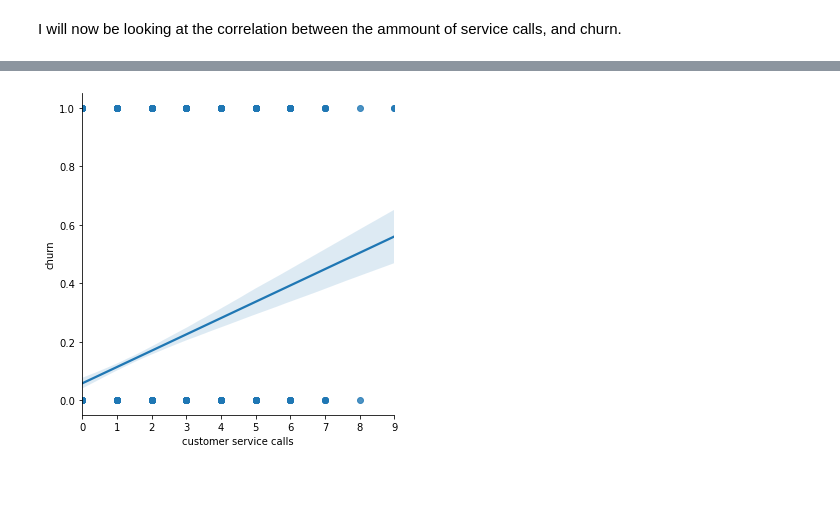
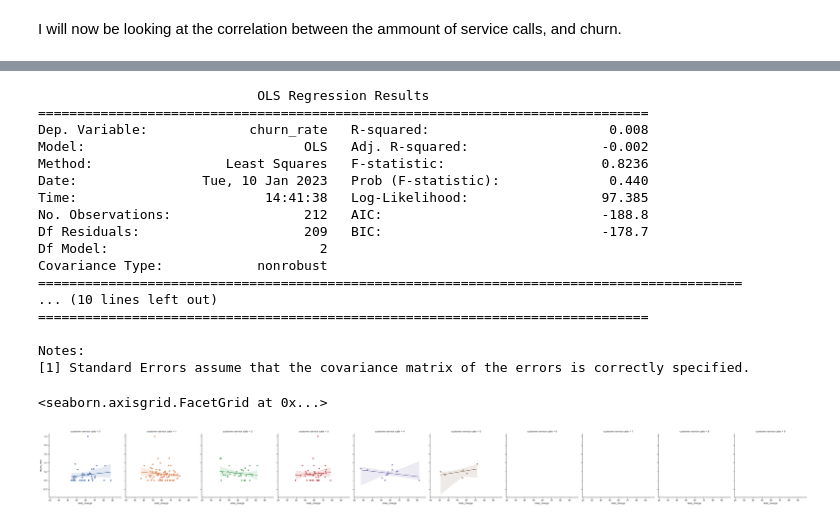
Before and after one commit to MichalOst3389/nhl_team_analysis, a Jupyter notebook: student.ipynb, the cells around one changed output, grey strips where cells are left out. Saved outputs shown, nothing was run; the diff lists cells and outputs as text; code cells hidden in the pictures; blank space fills up the shorter version.

```diff
--- a/student.ipynb
+++ b/student.ipynb
@@ -36,6 +55,9 @@ Telecomdf['churn'] = Telecomdf['churn'].astype(str).replace({'True': 1, 'False':
 # %%
 #creating a new column with total charges
 Telecomdf = Telecomdf.assign(total_charge=lambda x: x['total day charge'] + x['total eve charge'] + x['total night charge'] + x['total intl charge'])
+# %%
+#removing state, they dont seem right as there are many states but only 3 area codes
+Telecomdf.drop(columns=['state'], inplace=True)
 # %% [markdown]
 ## Starting Data Analysis
 # %%
@@ -167,5 +206,36 @@ I will now be looking at the correlation between the ammount of service calls, a
+# %%
+
+
+customer_service_calls = Telecomdf['customer service calls']
+
+# Define the regression formula
+formula = 'churn_rate ~ total_charge + customer_service_calls'
+
+# Fit the regression model
+model = smf.ols(formula, data=Telecomdf).fit()
+
+# Print the model summary
+print(model.summary())
+# %% [output]
+                            OLS Regression Results
+==============================================================================
+Dep. Variable:             churn_rate   R-squared:                       0.008
+Model:                            OLS   Adj. R-squared:                 -0.002
+Method:                 Least Squares   F-statistic:                    0.8236
+Date:                Tue, 10 Jan 2023   Prob (F-statistic):              0.440
+Time:                        14:41:38   Log-Likelihood:                 97.385
+No. Observations:                 212   AIC:                            -188.8
+Df Residuals:                     209   BIC:                            -178.7
+Df Model:                           2
+Covariance Type:            nonrobust
+==========================================================================================
+... (10 lines left out)
+==============================================================================
+
+Notes:
+[1] Standard Errors assume that the covariance matrix of the errors is correctly specified.
 # %%
-sns.lmplot(x='customer service calls', y='churn', data=Telecomdf)
-plt.show()
+sns.lmplot(x='total_charge', y='churn_rate', hue='customer service calls', data=Telecomdf, col='customer service calls')
 # %% [output]
+<seaborn.axisgrid.FacetGrid at 0x...>
-[figure, old version]
+[figure, new version]
```
Also changed, not shown: parts of 15 cells of this notebook.
